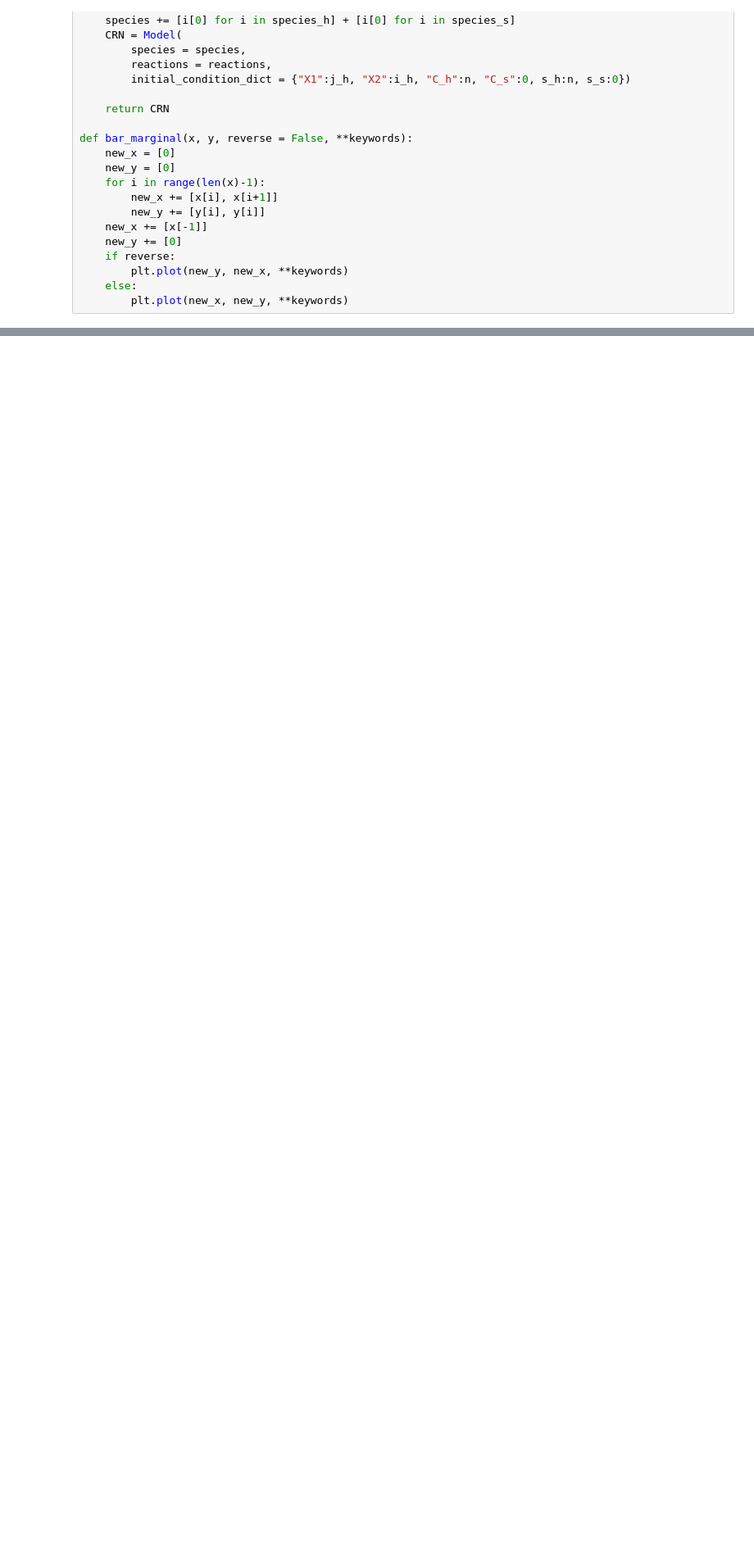
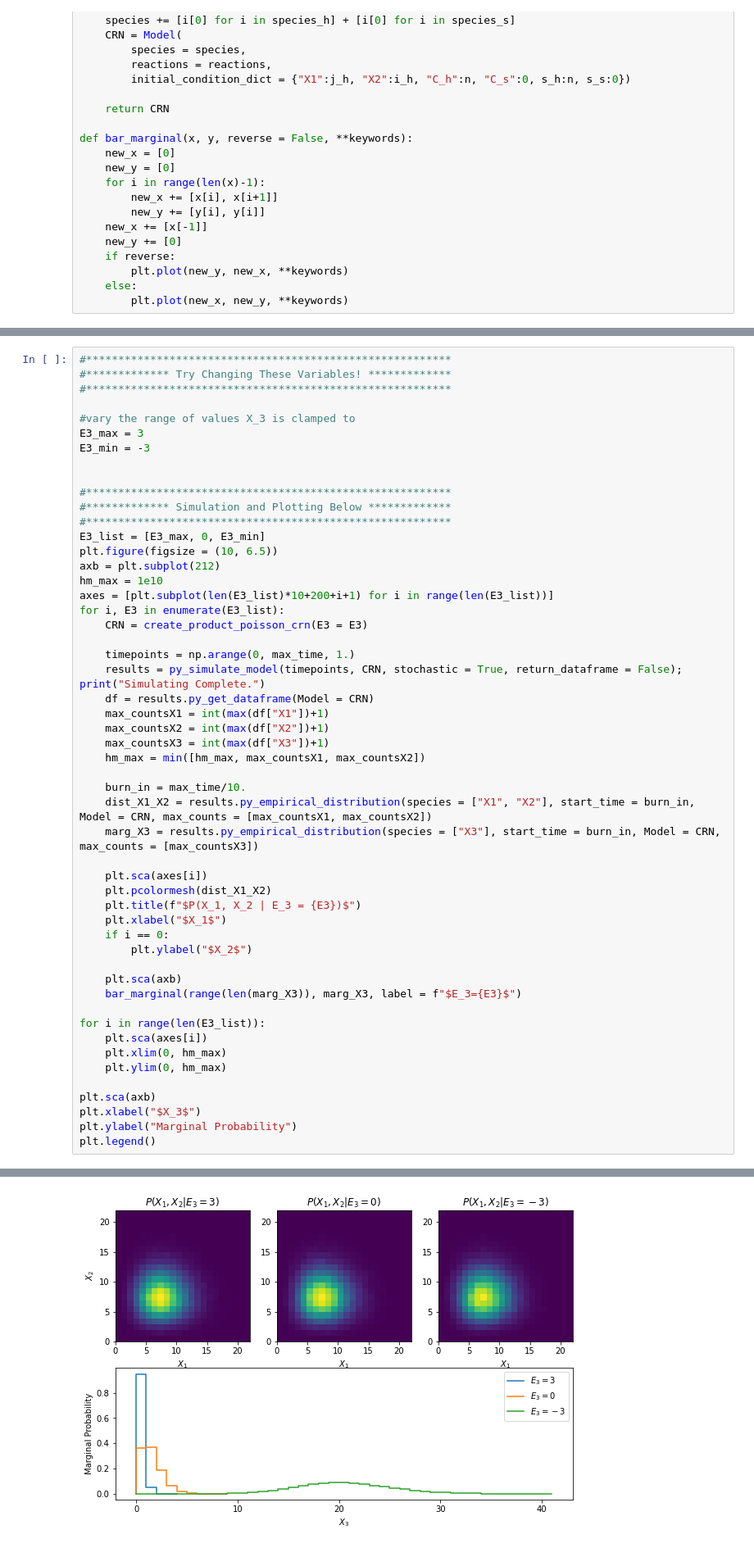
Before and after one commit to WilliamIX/dbCRNs-are-BMs, a Jupyter notebook: Detailed Balanced CRNs are Generalized Boltzmann Machines Demo.ipynb, the cells around one changed output, grey strips where cells are left out. Shown: that part at 82% size. Drawn from its saved outputs; the diff is of its cells as text; blank space fills up the shorter version.

```diff
--- a/Detailed Balanced CRNs are Generalized Boltzmann Machines Demo.ipynb
+++ b/Detailed Balanced CRNs are Generalized Boltzmann Machines Demo.ipynb
@@ -616,0 +410,53 @@ Notice that $X$ Fluctates around $Q$.
+# %%
+#*********************************************************
+#************* Try Changing These Variables! *************
+#*********************************************************
+
+#vary the range of values X_3 is clamped to
+E3_max = 3
+E3_min = -3
+
+
+#*********************************************************
+#************* Simulation and Plotting Below *************
+#*********************************************************
+E3_list = [E3_max, 0, E3_min]
+plt.figure(figsize = (10, 6.5))
+axb = plt.subplot(212)
+hm_max = 1e10
+axes = [plt.subplot(len(E3_list)*10+200+i+1) for i in range(len(E3_list))]
+for i, E3 in enumerate(E3_list):
+    CRN = create_product_poisson_crn(E3 = E3)
+
+    timepoints = np.arange(0, max_time, 1.)
+    results = py_simulate_model(timepoints, CRN, stochastic = True, return_dataframe = False); print("Simulating Complete.")
+    df = results.py_get_dataframe(Model = CRN)
+    max_countsX1 = int(max(df["X1"])+1)
+    max_countsX2 = int(max(df["X2"])+1)
+    max_countsX3 = int(max(df["X3"])+1)
+    hm_max = min([hm_max, max_countsX1, max_countsX2])
+
+    burn_in = max_time/10.
+    dist_X1_X2 = results.py_empirical_distribution(species = ["X1", "X2"], start_time = burn_in, Model = CRN, max_counts = [max_countsX1, max_countsX2])
+    marg_X3 = results.py_empirical_distribution(species = ["X3"], start_time = burn_in, Model = CRN, max_counts = [max_countsX3])
+
+    plt.sca(axes[i])
+    plt.pcolormesh(dist_X1_X2)
+    plt.title(f"$P(X_1, X_2 | E_3 = {E3})$")
+    plt.xlabel("$X_1$")
+    if i == 0:
+        plt.ylabel("$X_2$")
+
+    plt.sca(axb)
+    bar_marginal(range(len(marg_X3)), marg_X3, label = f"$E_3={E3}$")
+
+for i in range(len(E3_list)):
+    plt.sca(axes[i])
+    plt.xlim(0, hm_max)
+    plt.ylim(0, hm_max)
+
+plt.sca(axb)
+plt.xlabel("$X_3$")
+plt.ylabel("Marginal Probability")
+plt.legend()
+# %% [output]
@@ -616,0 +467 @@ Notice that $X$ Fluctates around $Q$.
+[figure, added]
```
Also changed, not shown: parts of 48 cells of this notebook, 2 other files.
